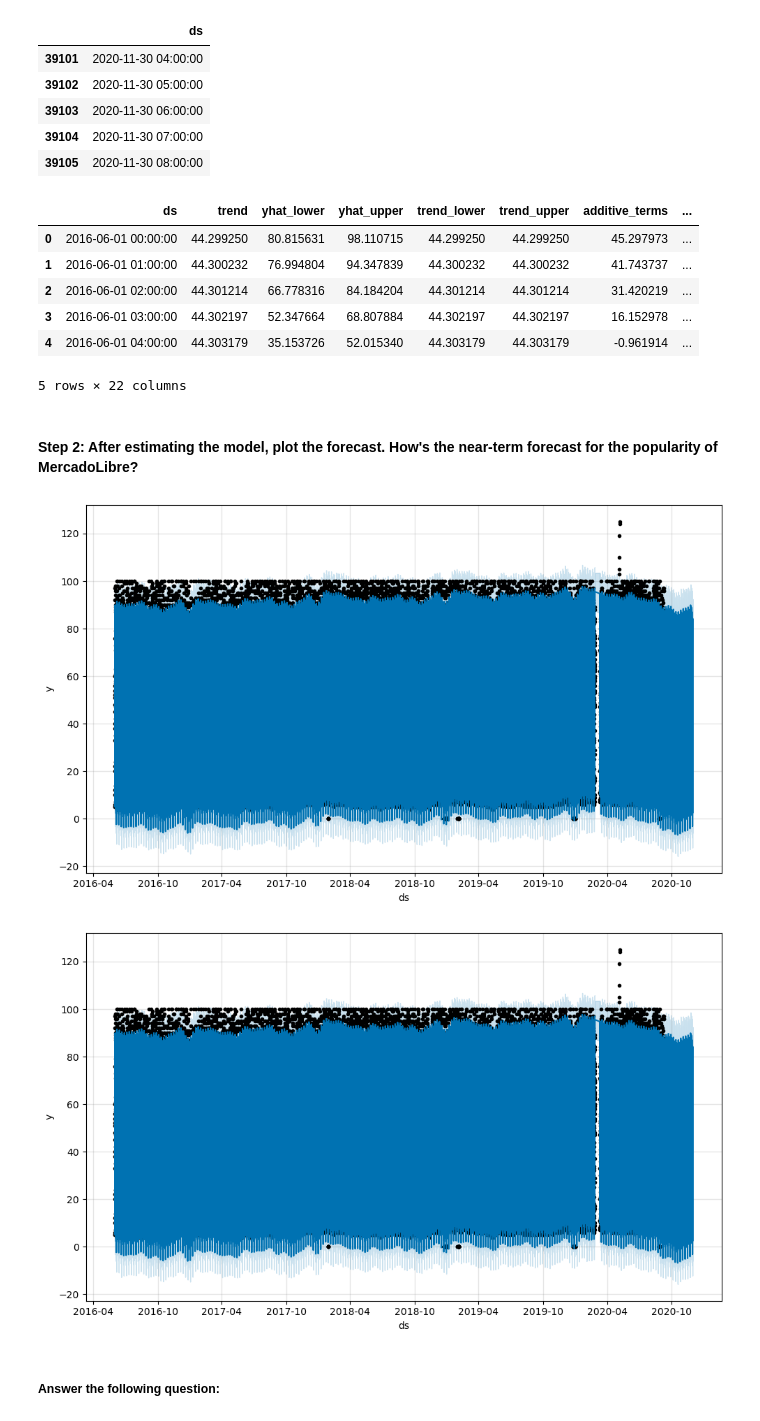
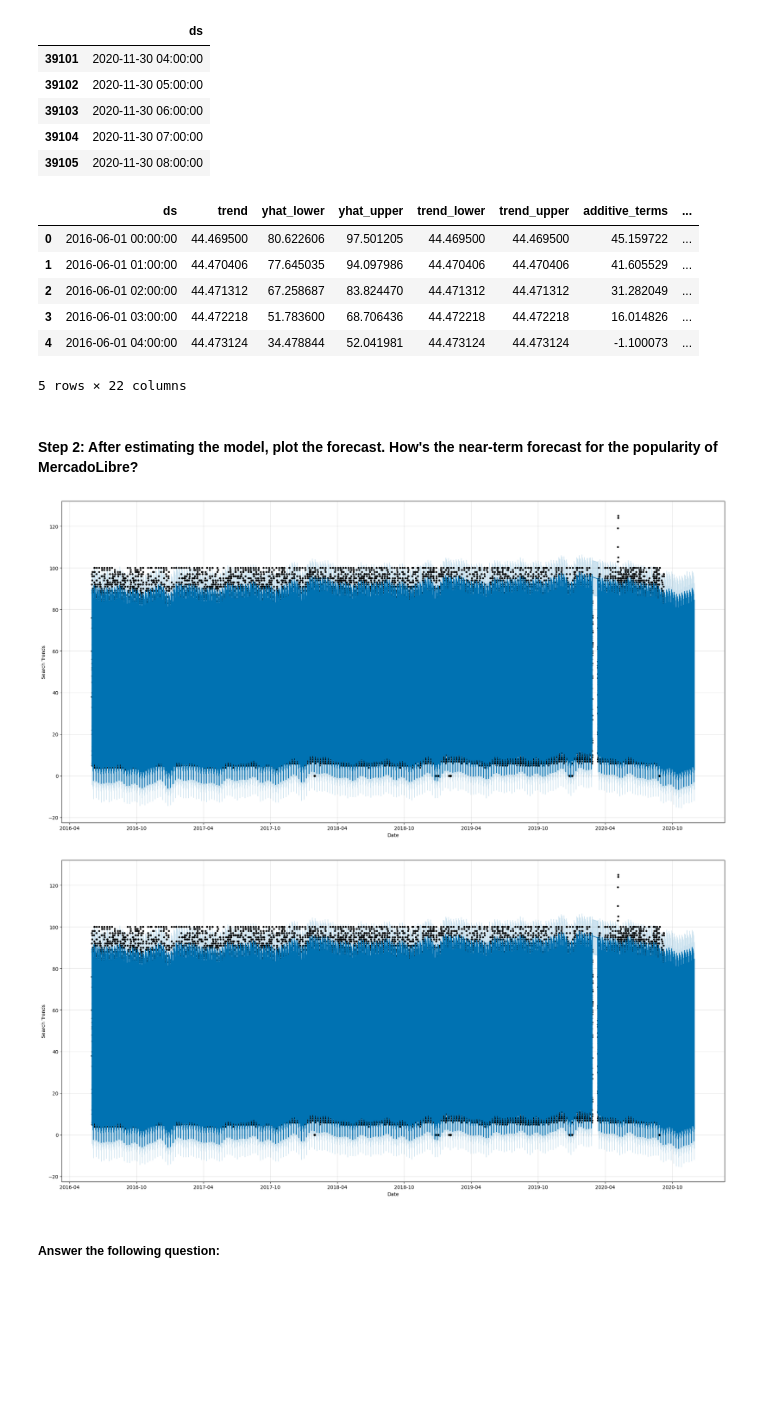
Before and after one commit to kramer2024/prophet-challenge, a Jupyter notebook: forecasting_net_prophet.ipynb, the cells around one changed output. Cells and saved outputs as stored; diff of their text form; code cells hidden in the pictures; blank space fills up the shorter version.

```diff
--- a/forecasting_net_prophet.ipynb
+++ b/forecasting_net_prophet.ipynb
@@ -445,8 +450,11 @@ Now, you need to produce a time series model that analyzes and forecasts pattern
 | 37105 | 2020-09-08 00:00:00 | 96 |
 # %%
 # Call the Prophet function, store as an object
+mercado_model = Prophet()
+mercado_model
 # %% [output]
 <prophet.forecaster.Prophet at 0x...>
 # %%
 # Fit the time-series model.
+mercado_model.fit(df_mercado_trends_new)
 # %% [output]
@@ -456,9 +471,10 @@ Now, you need to produce a time series model that analyzes and forecasts pattern
 # %%
 # Create a future dataframe to hold predictions
 # Make the prediction go out as far as 2000 hours (approx 80 days)
-
+mercado_trends_future = mercado_model.make_future_dataframe(periods= 2000, freq= 'H')
 
 # View the last five rows of the future_mercado_trends DataFrame
+display(mercado_trends_future.tail())
 # %% [output]
 |  | ds |
 | 39101 | 2020-11-30 04:00:00 |
@@ -468,24 +484,26 @@ Now, you need to produce a time series model that analyzes and forecasts pattern
 | 39105 | 2020-11-30 08:00:00 |
 # %%
 # Make the predictions for the trend data using the future_mercado_trends DataFrame
-
+mercado_trends_forecast = mercado_model.predict(mercado_trends_future)
 
 # Display the first five rows of the forecast_mercado_trends DataFrame
+display(mercado_trends_forecast.head())
 # %% [output]
 |  | ds | trend | yhat_lower | yhat_upper | trend_lower | trend_upper | additive_terms | ... |
-| 0 | 2016-06-01 00:00:00 | 44.299250 | 80.815631 | 98.110715 | 44.299250 | 44.299250 | 45.297973 | ... |
-| 1 | 2016-06-01 01:00:00 | 44.300232 | 76.994804 | 94.347839 | 44.300232 | 44.300232 | 41.743737 | ... |
-| 2 | 2016-06-01 02:00:00 | 44.301214 | 66.778316 | 84.184204 | 44.301214 | 44.301214 | 31.420219 | ... |
-| 3 | 2016-06-01 03:00:00 | 44.302197 | 52.347664 | 68.807884 | 44.302197 | 44.302197 | 16.152978 | ... |
-| 4 | 2016-06-01 04:00:00 | 44.303179 | 35.153726 | 52.015340 | 44.303179 | 44.303179 | -0.961914 | ... |
+| 0 | 2016-06-01 00:00:00 | 44.469500 | 80.622606 | 97.501205 | 44.469500 | 44.469500 | 45.159722 | ... |
+| 1 | 2016-06-01 01:00:00 | 44.470406 | 77.645035 | 94.097986 | 44.470406 | 44.470406 | 41.605529 | ... |
+| 2 | 2016-06-01 02:00:00 | 44.471312 | 67.258687 | 83.824470 | 44.471312 | 44.471312 | 31.282049 | ... |
+| 3 | 2016-06-01 03:00:00 | 44.472218 | 51.783600 | 68.706436 | 44.472218 | 44.472218 | 16.014826 | ... |
+| 4 | 2016-06-01 04:00:00 | 44.473124 | 34.478844 | 52.041981 | 44.473124 | 44.473124 | -1.100073 | ... |
 5 rows × 22 columns
 # %% [markdown]
 #### Step 2: After estimating the model, plot the forecast. How's the near-term forecast for the popularity of MercadoLibre?
 # %%
 # Plot the Prophet predictions for the Mercado trends data
+mercado_model.plot(mercado_trends_forecast, figsize= [20, 10], xlabel= 'Date', ylabel= 'Search Trends')
 # %% [output]
-[figure, old version]
+[figure, new version]
-[figure, old version]
+[figure, new version]
 # %% [markdown]
 ##### Answer the following question:
 # %% [markdown]
```
Also changed, not shown: parts of 7 cells of this notebook.
